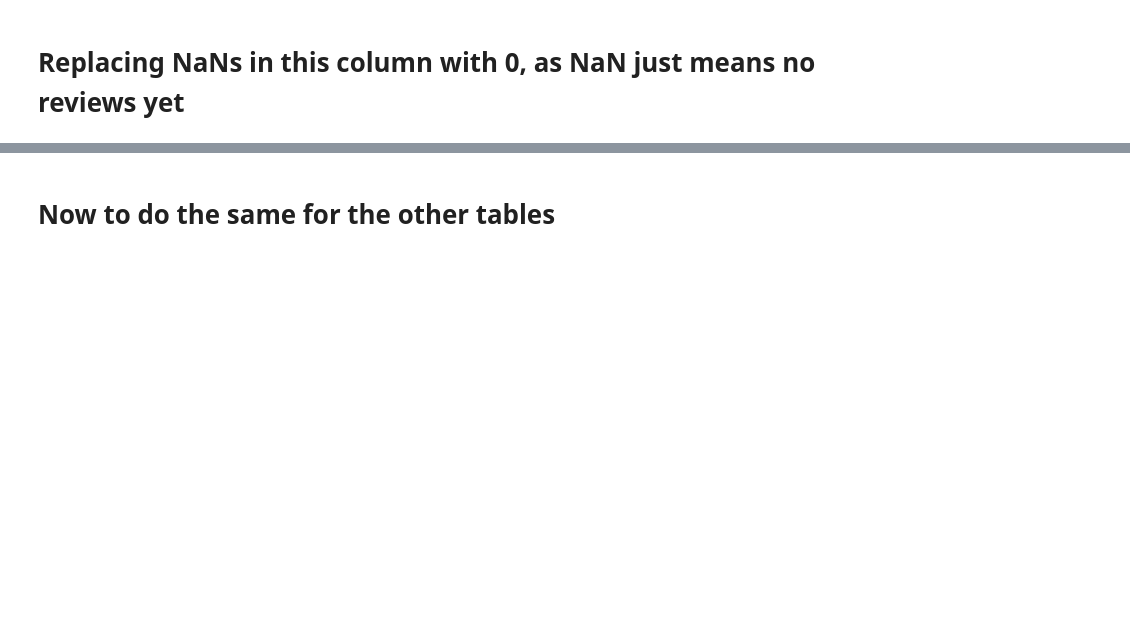
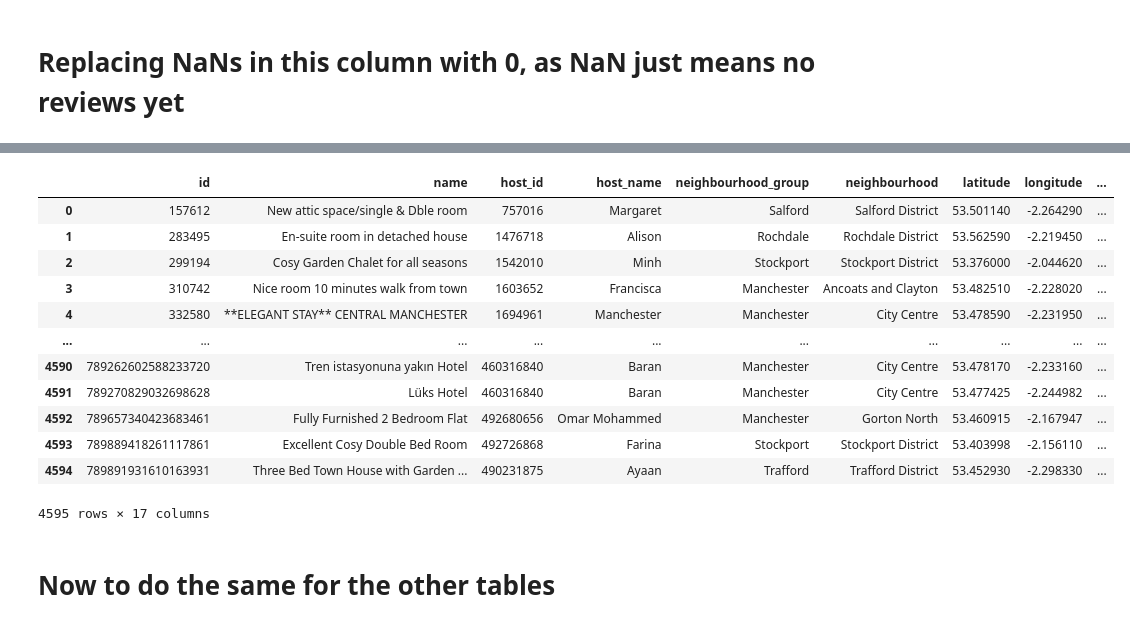
Before and after one commit to Ethan-Jolly/SpartaGlobal210, a Jupyter notebook: Data_Engineering/pandas/Pandas Seattle Airbnb Open Data.ipynb, the cells around one changed output, grey strips where cells are left out. Saved outputs shown, nothing was run; the diff lists cells and outputs as text; code cells hidden in the pictures; blank space fills up the shorter version.

```diff
--- a/Data_Engineering/pandas/Pandas Seattle Airbnb Open Data.ipynb
+++ b/Data_Engineering/pandas/Pandas Seattle Airbnb Open Data.ipynb
@@ -121,3 +125,19 @@ df_listing
+# %%
+df_listing
+# %% [output]
+|  | id | name | host_id | host_name | neighbourhood_group | neighbourhood | latitude | longitude | ... |
+| 0 | 157612 | New attic space/single & Dble room | 757016 | Margaret | Salford | Salford District | 53.501140 | -2.264290 | ... |
+| 1 | 283495 | En-suite room in detached house | 1476718 | Alison | Rochdale | Rochdale District | 53.562590 | -2.219450 | ... |
+| 2 | 299194 | Cosy Garden Chalet for all seasons | 1542010 | Minh | Stockport | Stockport District | 53.376000 | -2.044620 | ... |
+| 3 | 310742 | Nice room 10 minutes walk from town | 1603652 | Francisca | Manchester | Ancoats and Clayton | 53.482510 | -2.228020 | ... |
+| 4 | 332580 | **ELEGANT STAY** CENTRAL MANCHESTER | 1694961 | Manchester | Manchester | City Centre | 53.478590 | -2.231950 | ... |
+| ... | ... | ... | ... | ... | ... | ... | ... | ... | ... |
+| 4590 | 789262602588233720 | Tren istasyonuna yakın Hotel | 460316840 | Baran | Manchester | City Centre | 53.478170 | -2.233160 | ... |
+| 4591 | 789270829032698628 | Lüks Hotel | 460316840 | Baran | Manchester | City Centre | 53.477425 | -2.244982 | ... |
+| 4592 | 789657340423683461 | Fully Furnished 2 Bedroom Flat | 492680656 | Omar Mohammed | Manchester | Gorton North | 53.460915 | -2.167947 | ... |
+| 4593 | 789889418261117861 | Excellent Cosy Double Bed Room | 492726868 | Farina | Stockport | Stockport District | 53.403998 | -2.156110 | ... |
+| 4594 | 789891931610163931 | Three Bed Town House with Garden ... | 490231875 | Ayaan | Trafford | Trafford District | 53.452930 | -2.298330 | ... |
+4595 rows × 17 columns
 # %% [markdown]
 # Now to do the same for the other tables
 # %%
```
Also changed, not shown: parts of 11 cells of this notebook, 2 other files.
